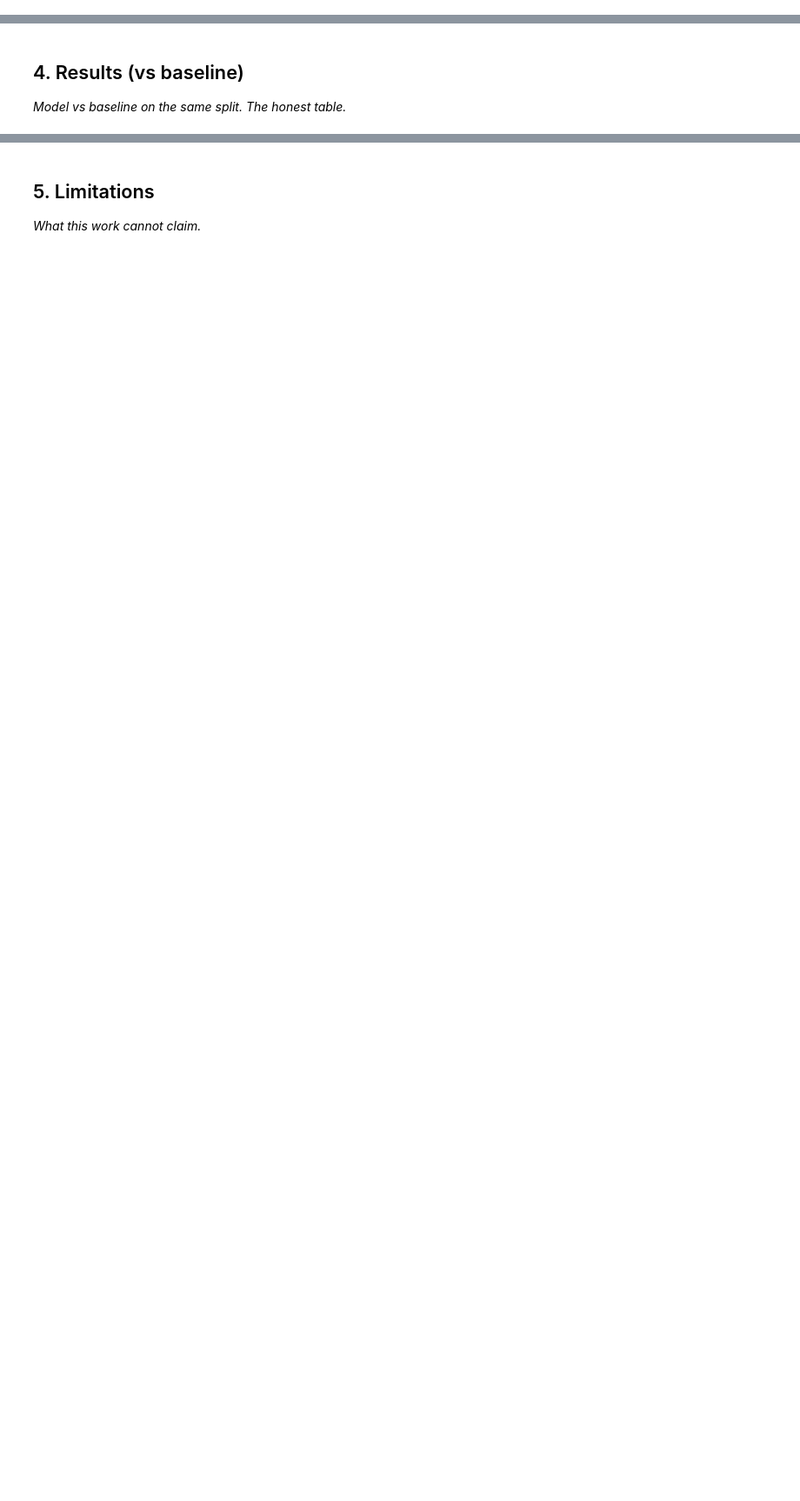
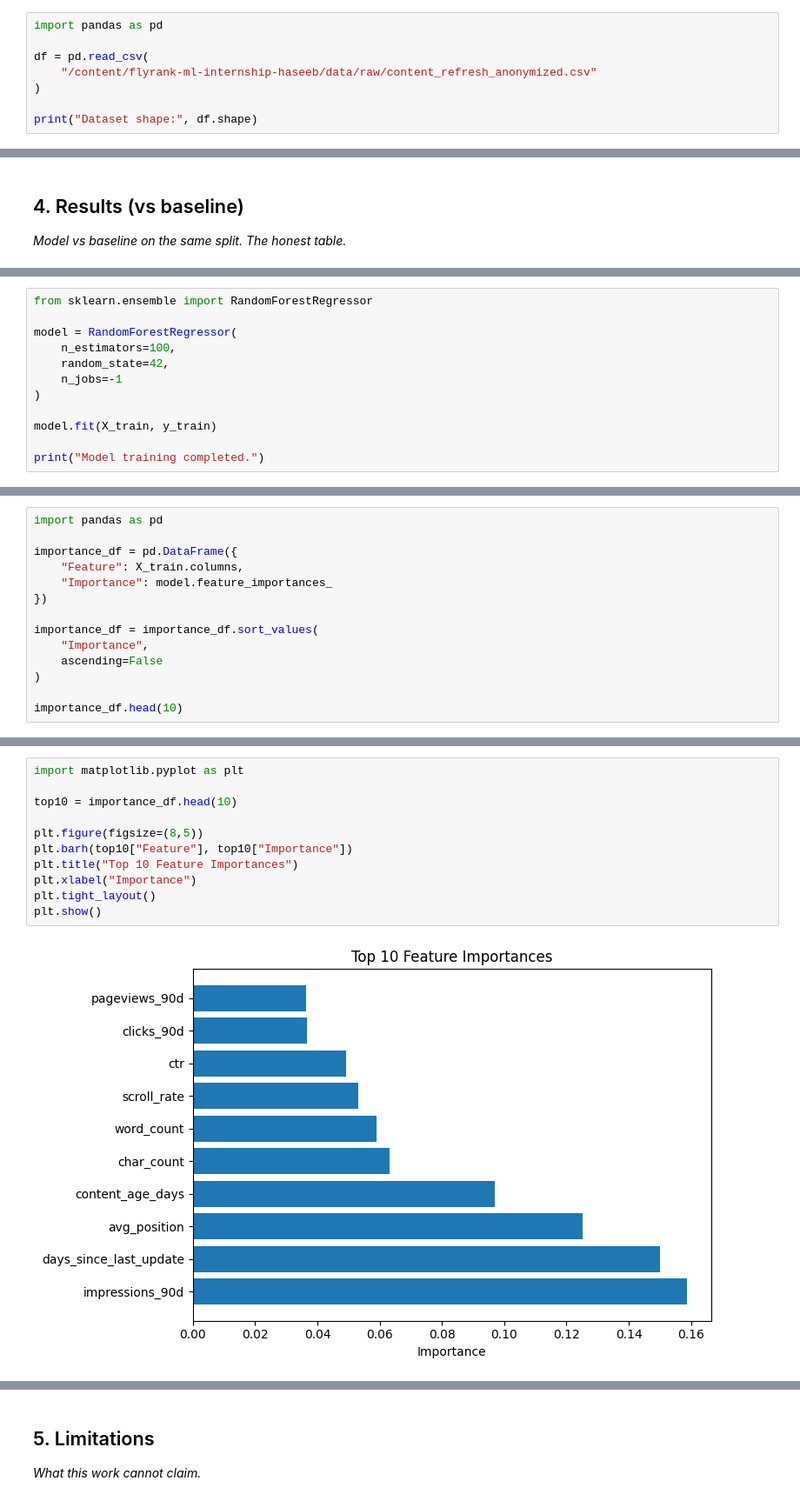
Before and after one commit to ihaseeb0081/flyrank-ml-internship-haseeb, a Jupyter notebook: work/notebooks/capstone.ipynb, the cells around one changed output, grey strips where cells are left out. Shown at 87% size. Drawn from its saved outputs; the diff is of its cells as text; blank space fills up the shorter version.

```diff
--- a/work/notebooks/capstone.ipynb
+++ b/work/notebooks/capstone.ipynb
@@ -8,0 +53,8 @@ This skeleton is yours to fill. Work the sections **in order** — each one has
+# %%
+import pandas as pd
+
+df = pd.read_csv(
+    "/content/flyrank-ml-internship-haseeb/data/raw/content_refresh_anonymized.csv"
+)
+
+print("Dataset shape:", df.shape)
@@ -24,0 +289,12 @@ This skeleton is yours to fill. Work the sections **in order** — each one has
+# %%
+from sklearn.ensemble import RandomForestRegressor
+
+model = RandomForestRegressor(
+    n_estimators=100,
+    random_state=42,
+    n_jobs=-1
+)
+
+model.fit(X_train, y_train)
+
+print("Model training completed.")
@@ -24,0 +329,14 @@ This skeleton is yours to fill. Work the sections **in order** — each one has
+# %%
+import pandas as pd
+
+importance_df = pd.DataFrame({
+    "Feature": X_train.columns,
+    "Importance": model.feature_importances_
+})
+
+importance_df = importance_df.sort_values(
+    "Importance",
+    ascending=False
+)
+
+importance_df.head(10)
@@ -24,0 +355,13 @@ This skeleton is yours to fill. Work the sections **in order** — each one has
+# %%
+import matplotlib.pyplot as plt
+
+top10 = importance_df.head(10)
+
+plt.figure(figsize=(8,5))
+plt.barh(top10["Feature"], top10["Importance"])
+plt.title("Top 10 Feature Importances")
+plt.xlabel("Importance")
+plt.tight_layout()
+plt.show()
+# %% [output]
+[figure, added]
```
Also changed, not shown: parts of 36 cells of this notebook.
